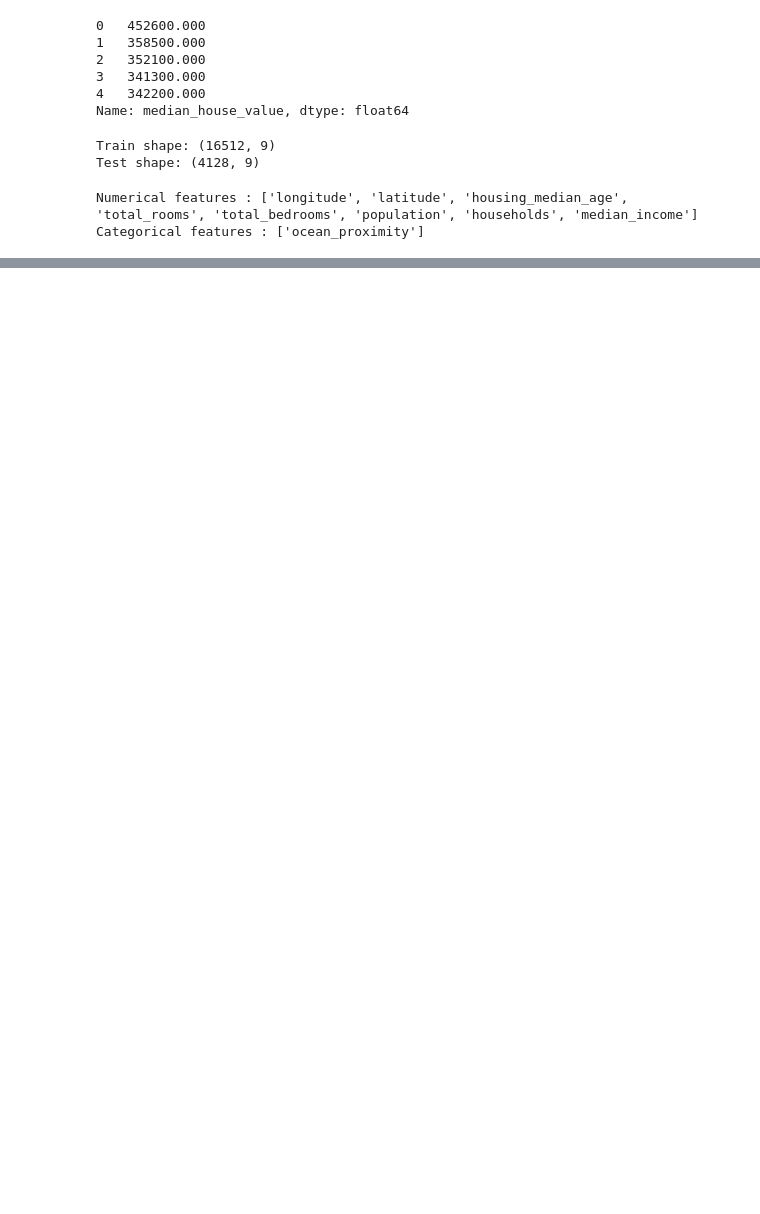
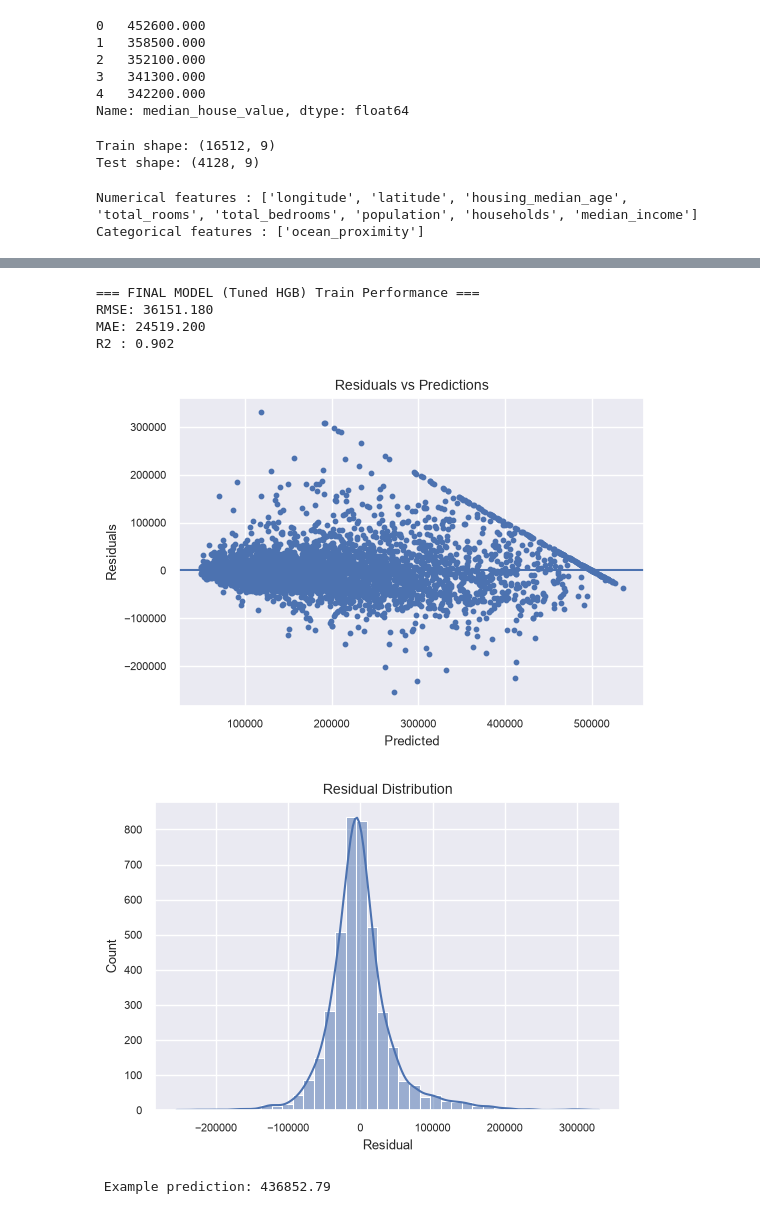
Before and after one commit to leon31B/HOUSE-PREDICTION-CAMBRIDGE-, a Jupyter notebook: house_predict_model.ipynb, the cells around one changed output, grey strips where cells are left out. Cells and saved outputs as stored; diff of their text form; code cells hidden in the pictures; blank space fills up the shorter version.

Commit message:
Complted with the ml model that gives the result and does the predition Remeber the optimisation can be required in the the future

```diff
--- a/house_predict_model.ipynb
+++ b/house_predict_model.ipynb
@@ -351,0 +478,7 @@ X_train
+# %%
+hgb_pipe = Pipeline(
+    steps=[
+         ("preprocess", preprocess),
+        ("model", HistGradientBoostingRegressor(random_state = RANDOM_STATE))
+    ]
+)
@@ -351,0 +504,3 @@ X_train
+# %%
+#perform grid search
+grid.fit(X_train,y_train)
@@ -351,0 +534,13 @@ X_train
+# %%
+hgb_best = Pipeline(
+    steps=[
+        ("preprocess", preprocess),
+        ("model", HistGradientBoostingRegressor(
+            l2_regularization=0.1,
+            learning_rate=0.1,
+            max_depth=None,
+            max_leaf_nodes=63,
+            min_samples_leaf=20
+        ))
+    ]
+)
@@ -351,0 +567,2 @@ X_train
+# %%
+hgb_best.fit(X_train, y_train)
@@ -351,0 +587,38 @@ X_train
+# %%
+train_final_pred = hgb_best.predict(X_train)
+
+train_final_rmse = root_mean_squared_error(y_train, train_final_pred)
+train_final_mae = mean_absolute_error(y_train, train_final_pred)
+train_final_r2 = r2_score(y_train, train_final_pred)
+
+print("\n=== FINAL MODEL (Tuned HGB) Train Performance ===")
+print(f"RMSE: {train_final_rmse:.3f}")
+print(f"MAE: {train_final_mae:.3f}")
+print(f"R2 : {train_final_r2:.3f}")
+# %% [output]
+=== FINAL MODEL (Tuned HGB) Train Performance ===
+RMSE: 36151.180
+MAE: 24519.200
+R2 : 0.902
+# %%
+test_final_pred = hgb_best.predict(X_test)
+
+residuals = y_test - test_final_pred
+
+plt.figure(figsize=(6,4))
+plt.scatter(test_final_pred, residuals, s=10)
+plt.axhline(0)
+plt.title("Residuals vs Predictions")
+plt.xlabel("Predicted")
+plt.ylabel("Residuals")
+plt.show()
+
+plt.figure(figsize=(6,4))
+sns.histplot(residuals, bins=40, kde=True)
+plt.title("Residual Distribution")
+plt.xlabel("Residual")
+plt.ylabel("Count")
+plt.show()
+# %% [output]
+[figure, added]
+[figure, added]
@@ -351,0 +654,16 @@ X_train
+# %%
+example_pred = predict_house_price(
+    model=hgb_best,
+    longitude = -122.230,
+    latitude = 37.880,
+    housing_median_age = 41,
+    total_rooms = 880,
+    total_bedrooms =129,
+    population= 322,
+    households = 126,
+    median_income = 8.32352,
+    ocean_proximity = "NEAR BAY"
+)
+print("\n Example prediction:", round(example_pred, 2))
+# %% [output]
+ Example prediction: 436852.79
```
Also changed, not shown: parts of 24 cells of this notebook.
